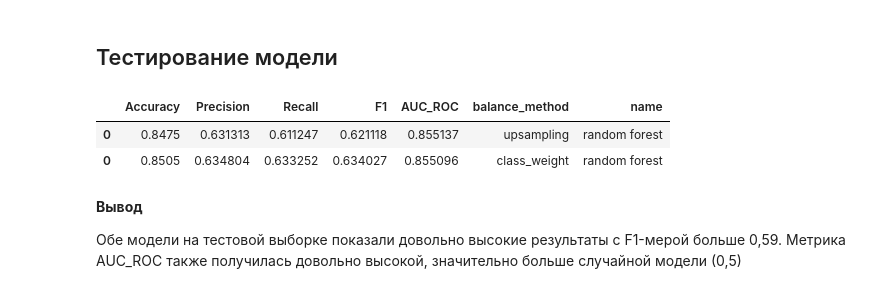
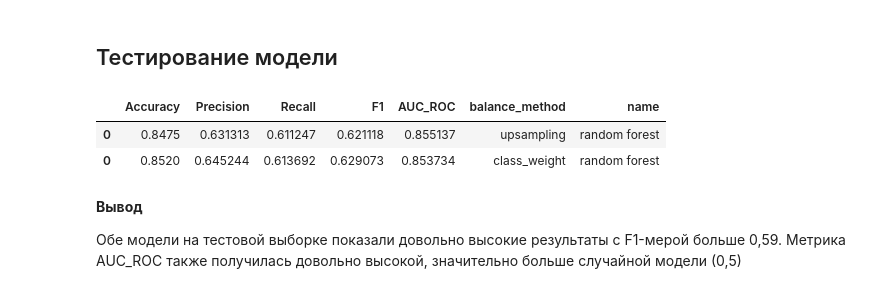
Before and after one commit to Camell132/supervised_learning, a Jupyter notebook: supervised_learning.ipynb, the cells around one changed output. Cells and saved outputs as stored; diff of their text form; code cells hidden in the pictures.

```diff
--- a/supervised_learning.ipynb
+++ b/supervised_learning.ipynb
@@ -363,7 +363,7 @@ print(f'Максимальное значение f1 для модели RandomF
 tree_model = DecisionTreeClassifier(random_state = 8, max_depth = 8, class_weight = 'balanced')
 tree_model.fit(train_features, train_target)
 
-forest_model = RandomForestClassifier(random_state = 8, n_estimators = 49, max_depth = 10, class_weight = 'balanced')
+forest_model = RandomForestClassifier(random_state = 8, n_estimators = 34, max_depth = 10, class_weight = 'balanced')
 forest_model.fit(train_features, train_target)
 
 metrics_dtc_w = model_metrics(tree_model, 'valid')
@@ -552,25 +552,25 @@ dis_metrics
 # %%
 forest_model_up = RandomForestClassifier(random_state = 8, n_estimators = 33, max_depth = 14)
 forest_model_up.fit(features_upsampled, target_upsampled)
 
-forest_model_w = RandomForestClassifier(random_state = 8, n_estimators = 49, max_depth = 10, class_weight = 'balanced')
+forest_model_w = RandomForestClassifier(random_state = 8, n_estimators = 34, max_depth = 10, class_weight = 'balanced')
 forest_model_w.fit(train_features, train_target)
 
 metrics_rfc_up = model_metrics(forest_model_up, 'test')
 metrics_rfc_up['balance_method'] = 'upsampling'
 metrics_rfc_up['name'] = 'random forest'
 
 metrics_rfc_w = model_metrics(forest_model_w, 'test')
 metrics_rfc_w['balance_method'] = 'class_weight'
 metrics_rfc_w['name'] = 'random forest'
 
 dis_metrics = pd.concat([metrics_rfc_up, metrics_rfc_w])
 dis_metrics= dis_metrics.sort_values(by='name')
 dis_metrics
 # %% [output]
 |  | Accuracy | Precision | Recall | F1 | AUC_ROC | balance_method | name |
 | 0 | 0.8475 | 0.631313 | 0.611247 | 0.621118 | 0.855137 | upsampling | random forest |
-| 0 | 0.8505 | 0.634804 | 0.633252 | 0.634027 | 0.855096 | class_weight | random forest |
+| 0 | 0.8520 | 0.645244 | 0.613692 | 0.629073 | 0.853734 | class_weight | random forest |
 # %% [markdown]
 **Вывод**
 
```
Also changed, not shown: parts of 3 cells of this notebook.
